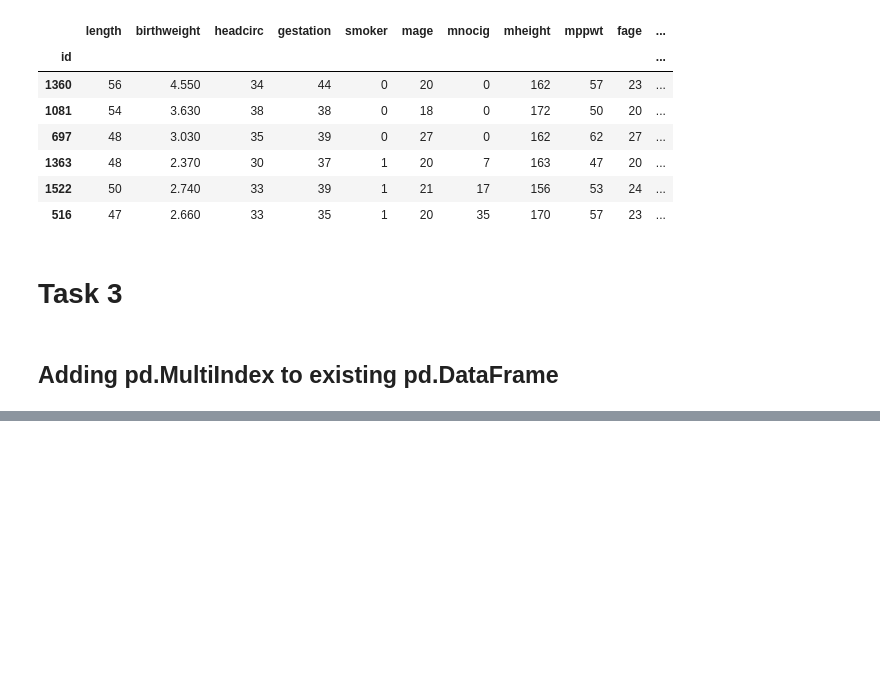
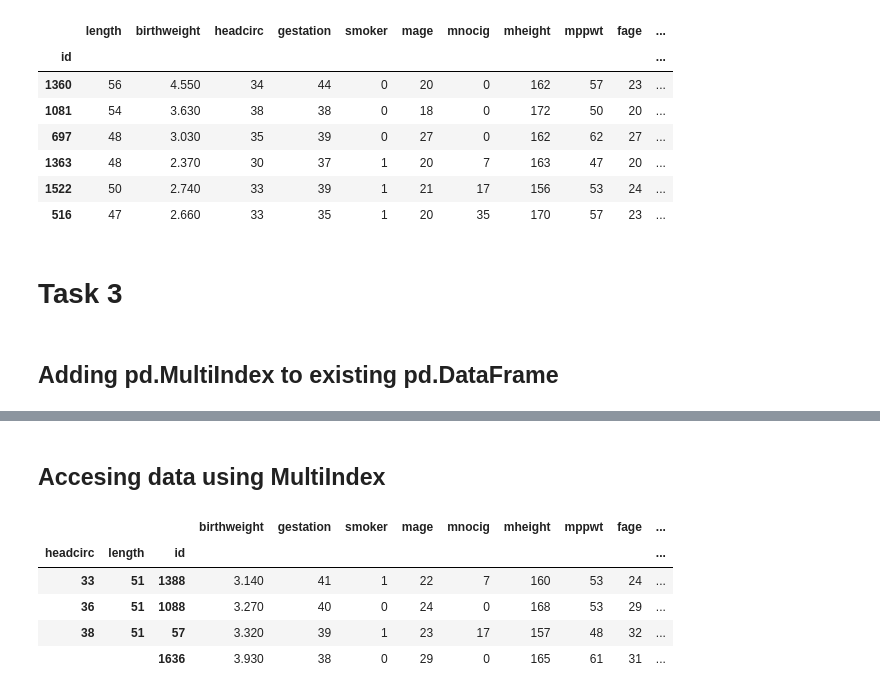
Before and after one commit to FreeLike76/KpiDataAnalysisPython, a Jupyter notebook: lab3/main3.ipynb, the cells around one changed output, grey strips where cells are left out. Drawn from its saved outputs; the diff is of its cells as text; code cells hidden in the pictures; blank space fills up the shorter version.

```diff
--- a/lab3/main3.ipynb
+++ b/lab3/main3.ipynb
@@ -153,0 +134,12 @@ df
+# %% [markdown]
+## Accesing data using MultiIndex
+# %%
+ref51 = df.loc[:, 51, :]
+ref51
+# %% [output]
+|  |  |  | birthweight | gestation | smoker | mage | mnocig | mheight | mppwt | fage | ... |
+| headcirc | length | id |  |  |  |  |  |  |  |  | ... |
+| 33 | 51 | 1388 | 3.140 | 41 | 1 | 22 | 7 | 160 | 53 | 24 | ... |
+| 36 | 51 | 1088 | 3.270 | 40 | 0 | 24 | 0 | 168 | 53 | 29 | ... |
+| 38 | 51 | 57 | 3.320 | 39 | 1 | 23 | 17 | 157 | 48 | 32 | ... |
+|  |  | 1636 | 3.930 | 38 | 0 | 29 | 0 | 165 | 61 | 31 | ... |
```
Also changed, not shown: parts of 23 cells of this notebook.
